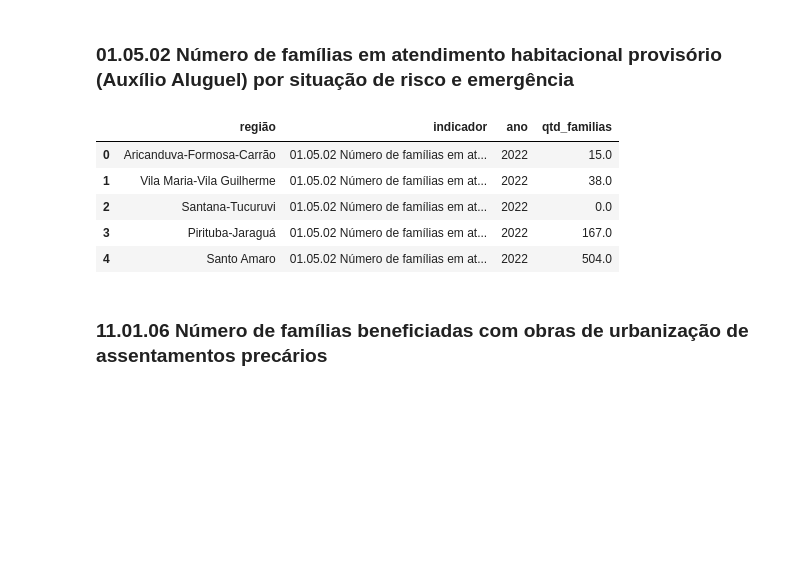
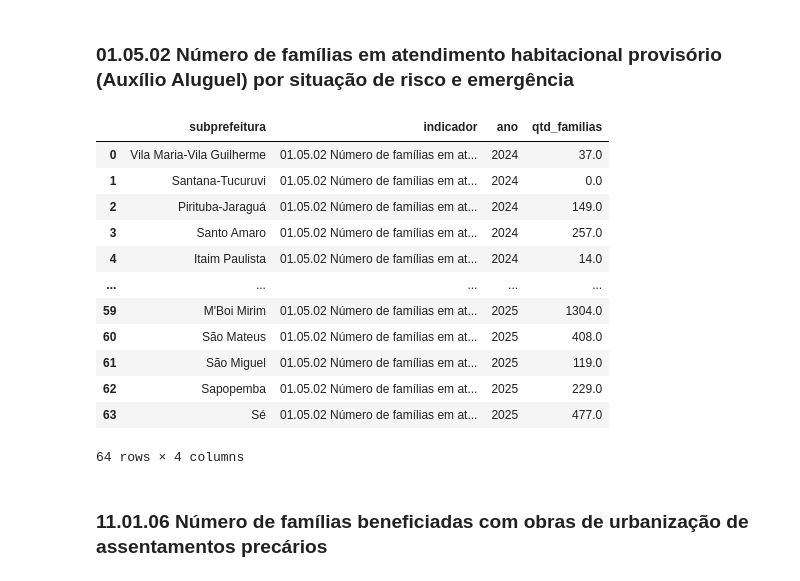
Before and after one commit to ObservatorioPoliticasTCM/datasp-dados, a Jupyter notebook: rendered_notebooks/urbanismo/05 ObservaSampa - extração.ipynb, the cells around one changed output. Drawn from its saved outputs; the diff is of its cells as text; code cells hidden in the pictures; blank space fills up the shorter version.

```diff
--- a/rendered_notebooks/urbanismo/05 ObservaSampa - extração.ipynb
+++ b/rendered_notebooks/urbanismo/05 ObservaSampa - extração.ipynb
@@ -80,6 +84,12 @@ def padronizar_subprefeitura(regiao: str) -> str:
     if pd.isna(regiao): return 'Sem informação'
     return unidecode(regiao).strip().lower()
 # %%
-def tratar_indicador_regionalizado(df: pd.DataFrame) -> pd.DataFrame:
-    df = df[df['nivel_regional'] == 'Subprefeitura']
+def filtrar_nivel_regional(df: pd.DataFrame, indicador_regionalizado: bool) -> pd.DataFrame:
+    if indicador_regionalizado:
+        df = df[df['nivel_regional'] == 'Subprefeitura']
+        df = df.rename(columns={'região': 'subprefeitura'})
+    else:
+        df = df[df['nivel_regional'] == 'Município']
+        df = df.drop(columns=['região'])
+    df = df.drop(columns=['nivel_regional'])
     return df
@@ -91,10 +96,10 @@ def tratar_indicador_nao_regionalizado(df: pd.DataFrame) -> pd.DataFrame:
 # %%
-def tratar_anos(df: pd.DataFrame,
+def despivotar_anos(df: pd.DataFrame,
                 nome_coluna_valor:str,
-                anos: list[str]=['2022', '2023', '2024']) -> pd.DataFrame:
+                anos: list[str]) -> pd.DataFrame:
 
     # Detectar colunas ID dinamicamente
-    id_cols = [col for col in ['região', 'indicador'] if col in df.columns]
+    id_cols = [col for col in ['subprefeitura', 'indicador'] if col in df.columns]
 
     df = df.melt(
         id_vars=id_cols,
@@ -104,17 +109,19 @@ def tratar_anos(df: pd.DataFrame,
     )
     return df
 # %%
-def pipeline_completa(indicador: str) -> pd.DataFrame:
+def pipeline_completa(indicador: str, anos: list[str]=['2024', '2025']) -> pd.DataFrame:
     indicador_info = next((item for item in indicadores_observa if item['nome_curto'] == indicador), None)
 
     df_bom = extrair_observa(indicador_info['id_observa'])
 
     if df_bom['nivel_regional'].str.lower().str.contains('subprefeitura').any():
-        df_bom = tratar_indicador_regionalizado(df_bom)
+        df_bom = filtrar_nivel_regional(df_bom, indicador_regionalizado=True)
     else:
-        df_bom = tratar_indicador_nao_regionalizado(df_bom)
+        df_bom = filtrar_nivel_regional(df_bom, indicador_regionalizado=False)
 
-    df_bom = tratar_anos(df_bom, nome_coluna_valor=indicador_info['nome_coluna_valor'])
+    df_bom = despivotar_anos(df_bom,
+                                nome_coluna_valor=indicador_info['nome_coluna_valor'],
+                                anos=anos)
 
     return df_bom
 # %% [markdown]
@@ -134,14 +148,21 @@ df_110102.head()
 ### 01.05.02 Número de famílias em atendimento habitacional provisório (Auxílio Aluguel) por situação de risco e emergência
 # %%
 df_010502 = pipeline_completa('indicador_010502')
-df_010502.head()
+df_010502
 # %% [output]
-|  | região | indicador | ano | qtd_familias |
-| 0 | Aricanduva-Formosa-Carrão | 01.05.02 Número de famílias em at... | 2022 | 15.0 |
-| 1 | Vila Maria-Vila Guilherme | 01.05.02 Número de famílias em at... | 2022 | 38.0 |
-| 2 | Santana-Tucuruvi | 01.05.02 Número de famílias em at... | 2022 | 0.0 |
-| 3 | Pirituba-Jaraguá | 01.05.02 Número de famílias em at... | 2022 | 167.0 |
-| 4 | Santo Amaro | 01.05.02 Número de famílias em at... | 2022 | 504.0 |
+|  | subprefeitura | indicador | ano | qtd_familias |
+| 0 | Vila Maria-Vila Guilherme | 01.05.02 Número de famílias em at... | 2024 | 37.0 |
+| 1 | Santana-Tucuruvi | 01.05.02 Número de famílias em at... | 2024 | 0.0 |
+| 2 | Pirituba-Jaraguá | 01.05.02 Número de famílias em at... | 2024 | 149.0 |
+| 3 | Santo Amaro | 01.05.02 Número de famílias em at... | 2024 | 257.0 |
+| 4 | Itaim Paulista | 01.05.02 Número de famílias em at... | 2024 | 14.0 |
+| ... | ... | ... | ... | ... |
+| 59 | M'Boi Mirim | 01.05.02 Número de famílias em at... | 2025 | 1304.0 |
+| 60 | São Mateus | 01.05.02 Número de famílias em at... | 2025 | 408.0 |
+| 61 | São Miguel | 01.05.02 Número de famílias em at... | 2025 | 119.0 |
+| 62 | Sapopemba | 01.05.02 Número de famílias em at... | 2025 | 229.0 |
+| 63 | Sé | 01.05.02 Número de famílias em at... | 2025 | 477.0 |
+64 rows × 4 columns
 # %% [markdown]
 ### 11.01.06 Número de famílias beneficiadas com obras de urbanização de assentamentos precários
 # %%
```
Also changed, not shown: parts of 11 cells of this notebook, 3 other files.
